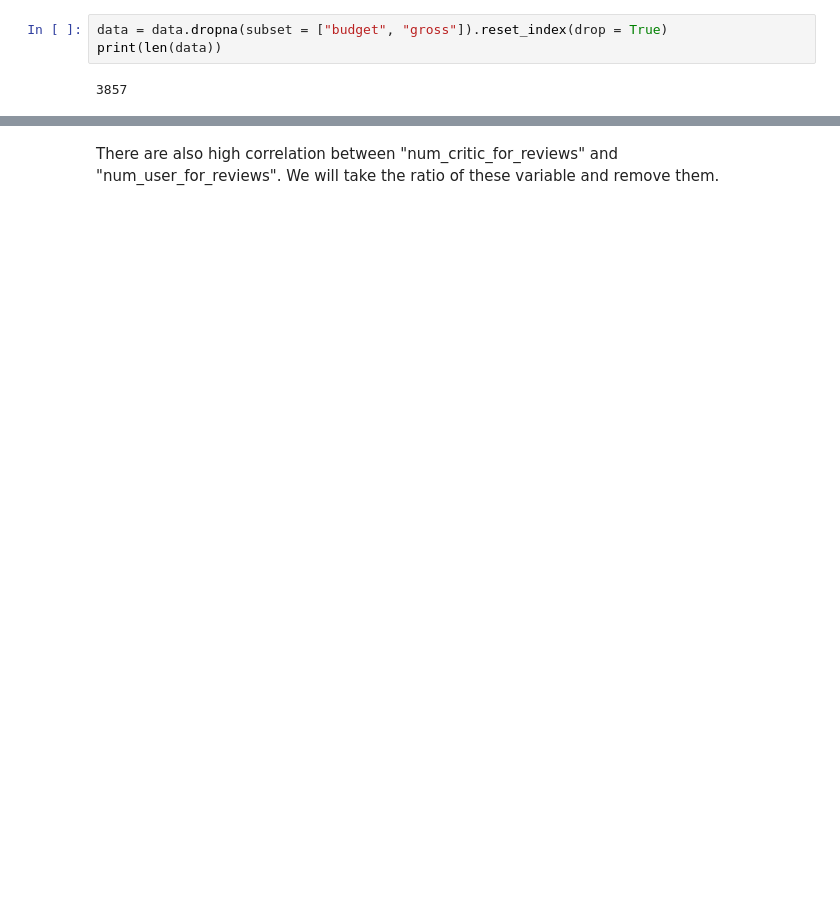
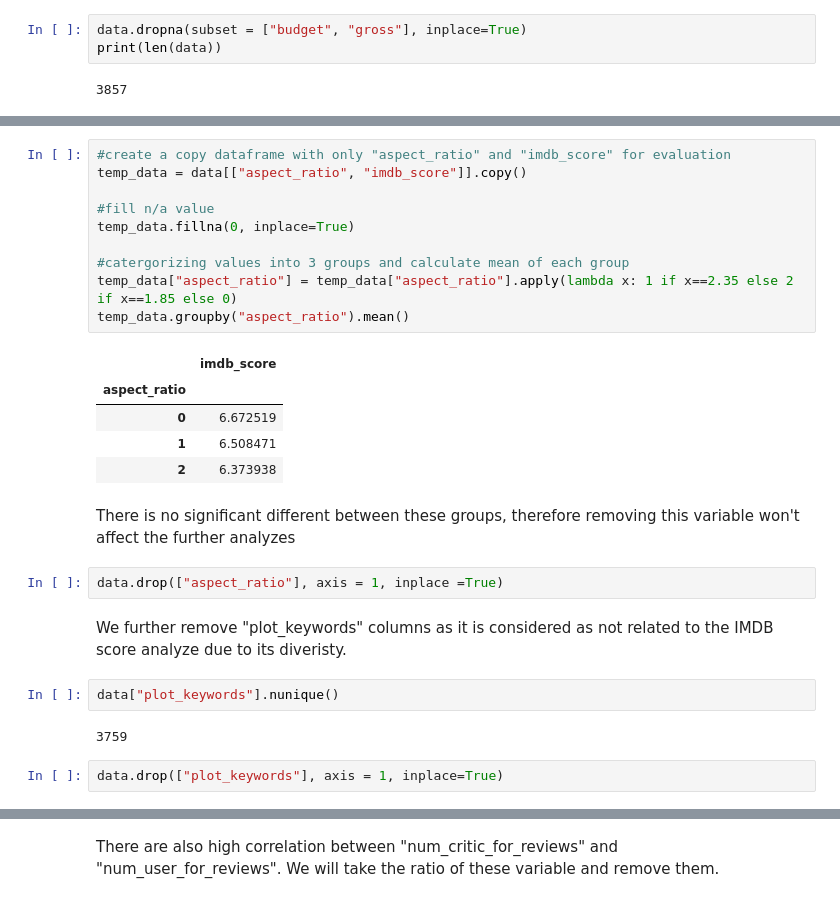
Before and after one commit to mamun-av/IMDB-classification-project, a Jupyter notebook: imdb_classification.ipynb, the cells around one changed output, grey strips where cells are left out. Cells and saved outputs as stored; diff of their text form; blank space fills up the shorter version.

```diff
--- a/imdb_classification.ipynb
+++ b/imdb_classification.ipynb
@@ -179,7 +143,7 @@ sns.heatmap(data.isnull(), cbar=False)
 # %% [markdown]
 As we can see, "budget" and "gross" are columns with the most number of missing value. However, we can't either remove these two columns due the logically relation with the IMDB score or replace the missing values with mean of column. Therefore, the best solution is to remove rows with missing value.
 # %%
-data = data.dropna(subset = ["budget", "gross"]).reset_index(drop = True)
+data.dropna(subset = ["budget", "gross"], inplace=True)
 print(len(data))
 # %% [output]
 3857
@@ -187,0 +183,28 @@ The dataset has 3857 entries which is 77% of initial dataset. Let's take a look
+# %%
+#create a copy dataframe with only "aspect_ratio" and "imdb_score" for evaluation
+temp_data = data[["aspect_ratio", "imdb_score"]].copy()
+
+#fill n/a value
+temp_data.fillna(0, inplace=True)
+
+#catergorizing values into 3 groups and calculate mean of each group
+temp_data["aspect_ratio"] = temp_data["aspect_ratio"].apply(lambda x: 1 if x==2.35 else 2 if x==1.85 else 0)
+temp_data.groupby("aspect_ratio").mean()
+# %% [output]
+|  | imdb_score |
+| aspect_ratio |  |
+| 0 | 6.672519 |
+| 1 | 6.508471 |
+| 2 | 6.373938 |
+# %% [markdown]
+There is no significant different between these groups, therefore removing this variable won't affect the further analyzes
+# %%
+data.drop(["aspect_ratio"], axis = 1, inplace =True)
+# %% [markdown]
+We further remove "plot_keywords" columns as it is considered as not related to the IMDB score analyze due to its diveristy.
+# %%
+data["plot_keywords"].nunique()
+# %% [output]
+3759
+# %%
+data.drop(["plot_keywords"], axis = 1, inplace=True)
```
Also changed, not shown: parts of 131 cells of this notebook.
